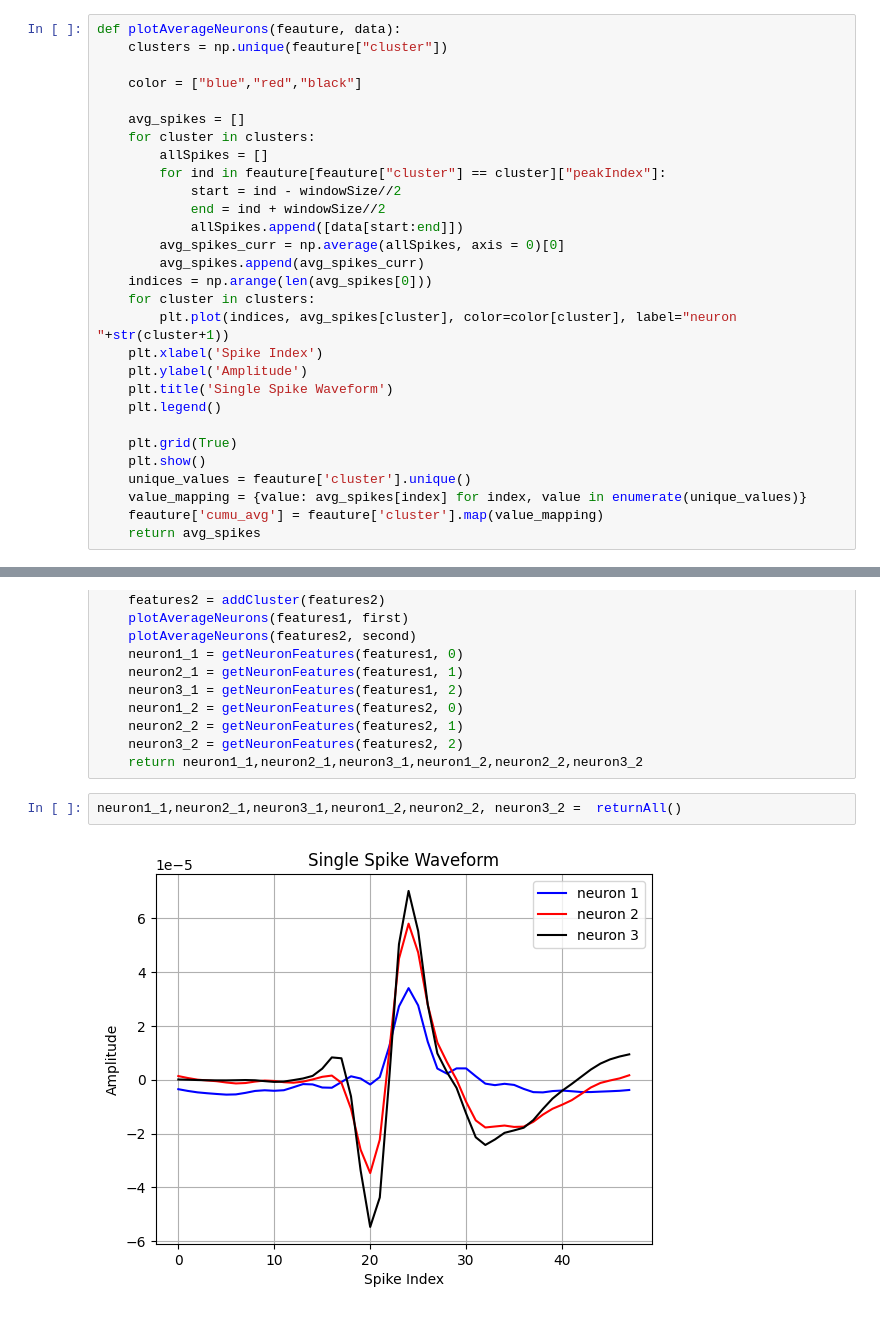
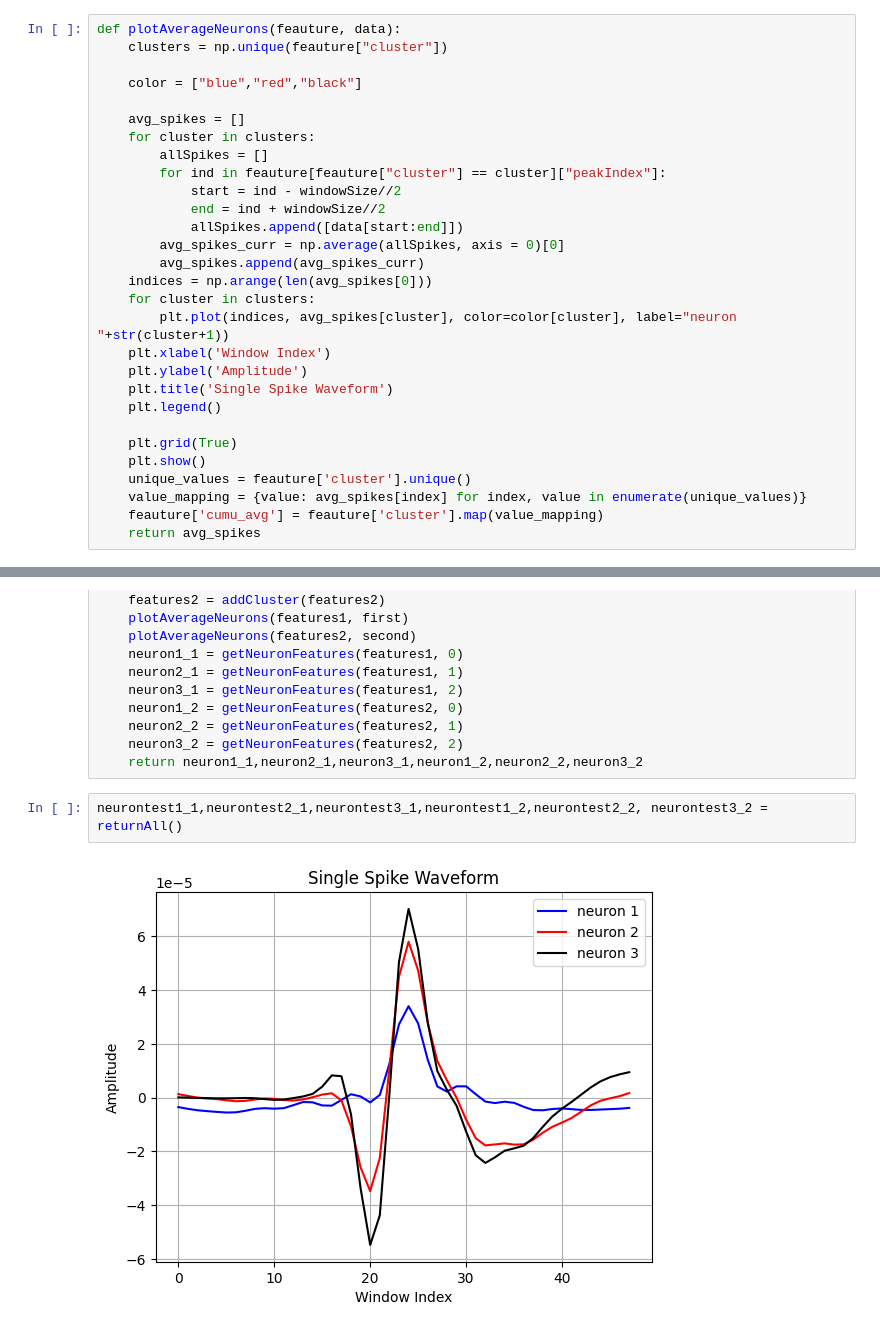
Before and after one commit to omarelwaliely/SpikeSorting, a Jupyter notebook: spikeSort.ipynb, the cells around one changed output, grey strips where cells are left out. Cells and saved outputs as stored; diff of their text form.

```diff
--- a/spikeSort.ipynb
+++ b/spikeSort.ipynb
@@ -257,7 +266,7 @@ def plotAverageNeurons(feauture, data):
     indices = np.arange(len(avg_spikes[0]))
     for cluster in clusters:
         plt.plot(indices, avg_spikes[cluster], color=color[cluster], label="neuron "+str(cluster+1))
-    plt.xlabel('Spike Index')
+    plt.xlabel('Window Index')
     plt.ylabel('Amplitude')
     plt.title('Single Spike Waveform')
     plt.legend()
@@ -447,6 +456,6 @@ def returnAll():
     neuron3_2 = getNeuronFeatures(features2, 2)
     return neuron1_1,neuron2_1,neuron3_1,neuron1_2,neuron2_2,neuron3_2
 # %%
-neuron1_1,neuron2_1,neuron3_1,neuron1_2,neuron2_2, neuron3_2 =  returnAll()
+neurontest1_1,neurontest2_1,neurontest3_1,neurontest1_2,neurontest2_2, neurontest3_2 =  returnAll()
 # %% [output]
-[figure, old version]
+[figure, new version]
```
Also changed, not shown: parts of 12 cells of this notebook.
